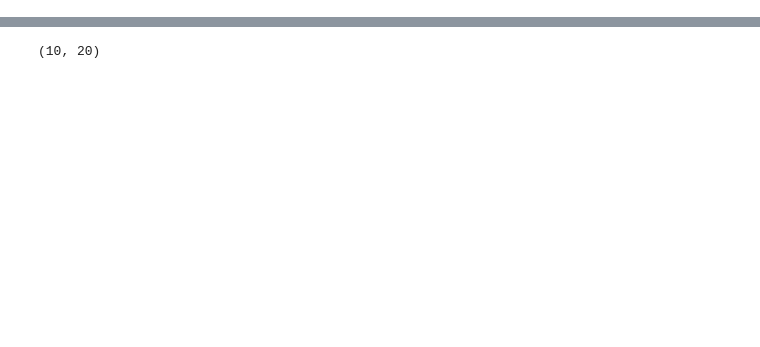
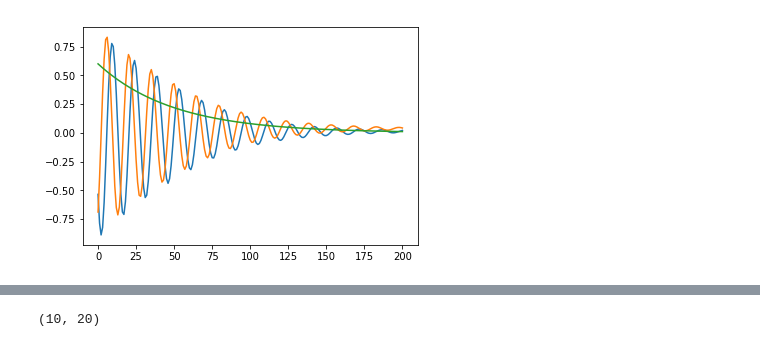
Before and after one commit to rabachi/paml, a Jupyter notebook: Weight_visualizations.ipynb, the cells around one changed output, grey strips where cells are left out. Saved outputs shown, nothing was run; the diff lists cells and outputs as text; code cells hidden in the pictures; blank space fills up the shorter version.

```diff
--- a/Weight_visualizations.ipynb
+++ b/Weight_visualizations.ipynb
@@ -12,0 +68,7 @@ file_location = 'results/'
+# %%
+plt.plot(np_states[:,0])
+plt.plot(np_states[:,1])
+plt.plot(np_states[:,2])
+plt.show()
+# %% [output]
+[figure, added]
```
Also changed, not shown: parts of 37 cells of this notebook, 11 other files.
